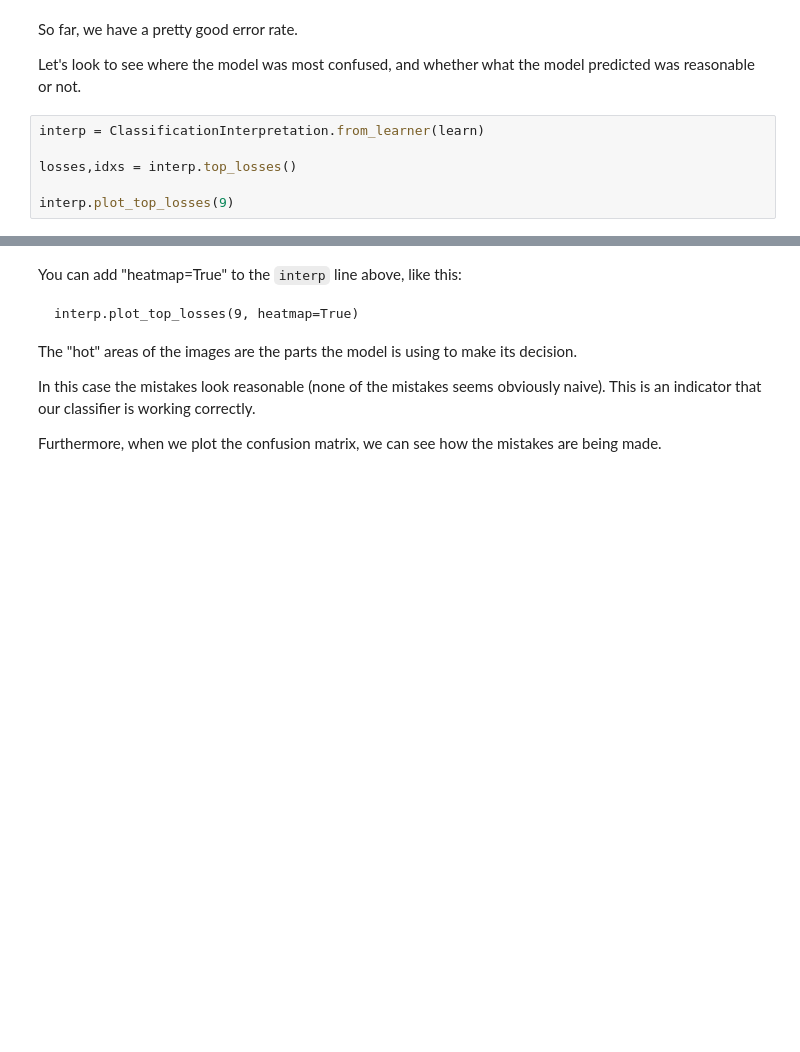
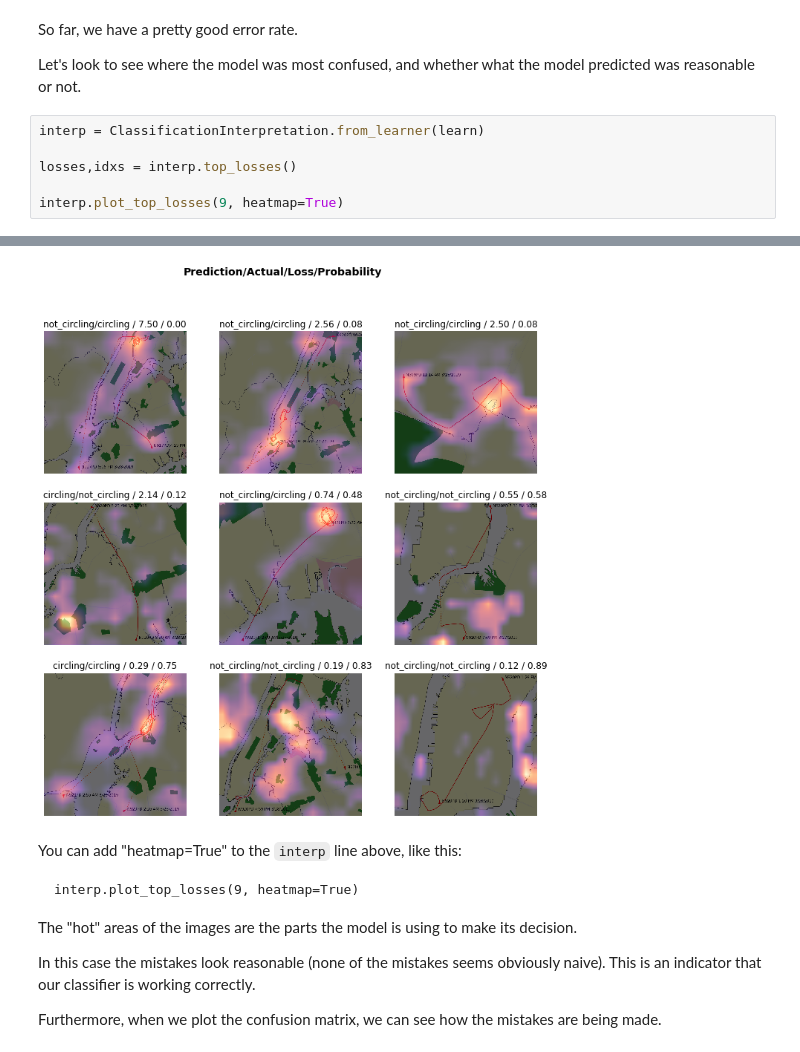
Before and after one commit to 4bic/learn_code, a Jupyter notebook: ml_for_journalists/notebooks/dd_sorting_images_with_fastai.ipynb, the cells around one changed output, grey strips where cells are left out. Drawn from its saved outputs; the diff is of its cells as text; blank space fills up the shorter version.

```diff
--- a/ml_for_journalists/notebooks/dd_sorting_images_with_fastai.ipynb
+++ b/ml_for_journalists/notebooks/dd_sorting_images_with_fastai.ipynb
@@ -185,4 +185,5 @@ interp = ClassificationInterpretation.from_learner(learn)
 
 losses,idxs = interp.top_losses()
 
-interp.plot_top_losses(9)
+interp.plot_top_losses(9, heatmap=True)
+# %% [output]
@@ -189,3 +191,4 @@ interp.plot_top_losses(9)
+[figure, added]
 # %% [markdown]
 You can add "heatmap=True" to the `interp` line above, like this:
 
```
Also changed, not shown: parts of 2 cells of this notebook.
